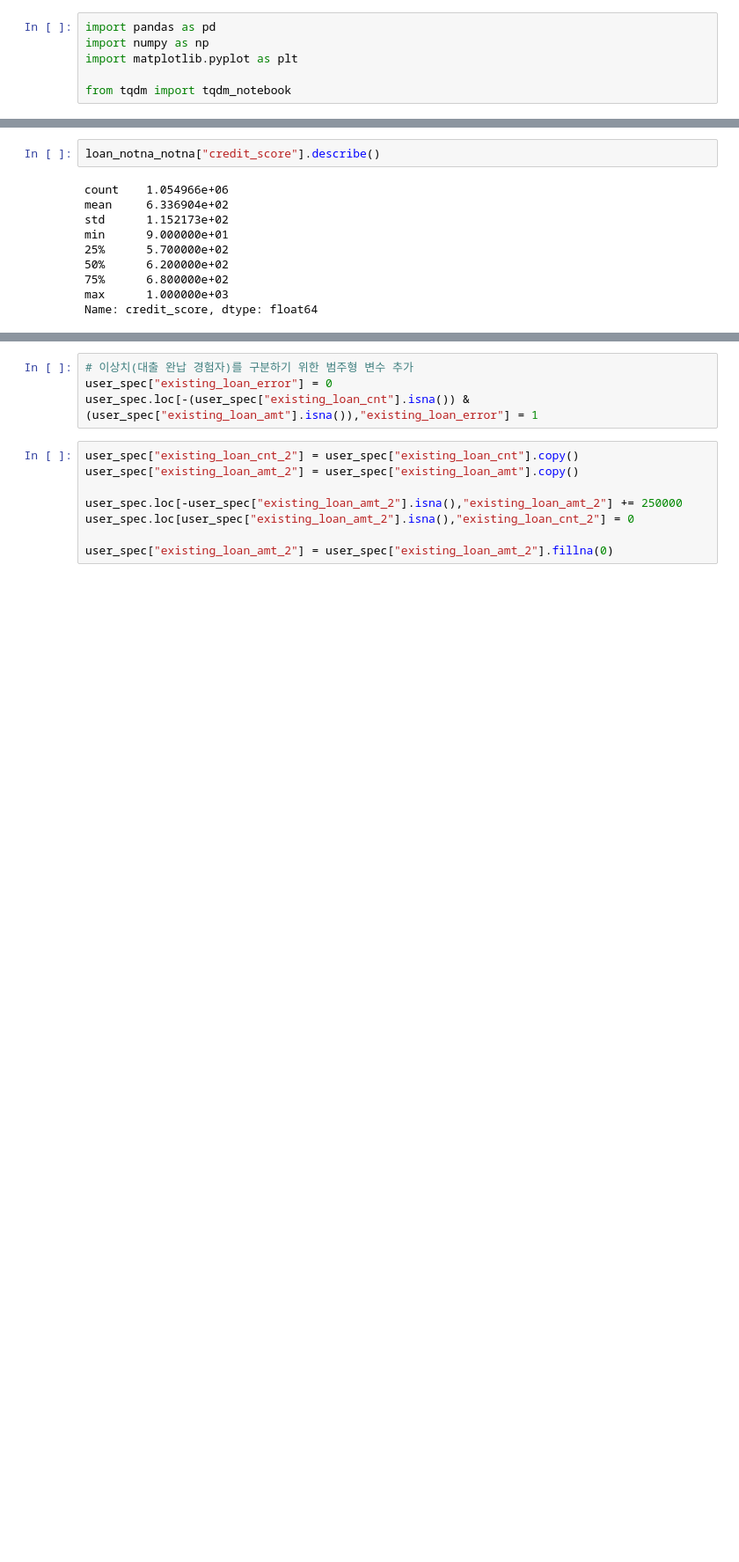
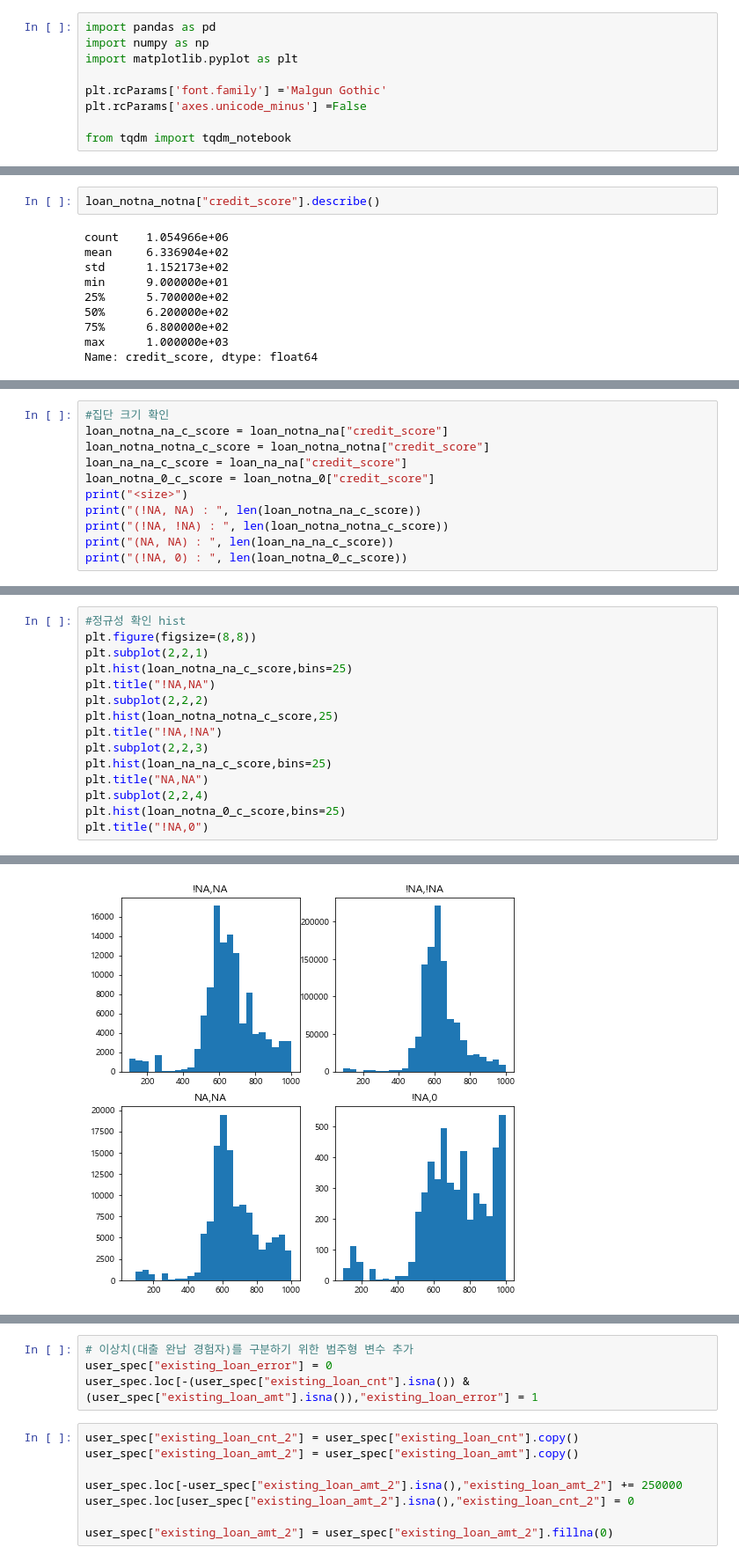
Before and after one commit to lsj7087/22.09_BigContest, a Jupyter notebook: BigContest_Futures_Finda_개짖는소리.ipynb, the cells around one changed output, grey strips where cells are left out. Shown at 88% size. Cells and saved outputs as stored; diff of their text form; blank space fills up the shorter version.

Commit message:
CreditScroe_Model

```diff
--- a/BigContest_Futures_Finda_개짖는소리.ipynb
+++ b/BigContest_Futures_Finda_개짖는소리.ipynb
@@ -3,6 +3,9 @@ import pandas as pd
 import numpy as np
 import matplotlib.pyplot as plt
 
+plt.rcParams['font.family'] ='Malgun Gothic'
+plt.rcParams['axes.unicode_minus'] =False
+
 from tqdm import tqdm_notebook
 # %%
 loan_result = pd.read_csv("loan_result.csv")
@@ -736,0 +703,11 @@ plt.show()
+# %%
+#집단 크기 확인
+loan_notna_na_c_score = loan_notna_na["credit_score"]
+loan_notna_notna_c_score = loan_notna_notna["credit_score"]
+loan_na_na_c_score = loan_na_na["credit_score"]
+loan_notna_0_c_score = loan_notna_0["credit_score"]
+print("<size>")
+print("(!NA, NA) : ", len(loan_notna_na_c_score))
+print("(!NA, !NA) : ", len(loan_notna_notna_c_score))
+print("(NA, NA) : ", len(loan_na_na_c_score))
+print("(!NA, 0) : ", len(loan_notna_0_c_score))
@@ -736,0 +720,16 @@ plt.show()
+# %%
+#정규성 확인 hist
+plt.figure(figsize=(8,8))
+plt.subplot(2,2,1)
+plt.hist(loan_notna_na_c_score,bins=25)
+plt.title("!NA,NA")
+plt.subplot(2,2,2)
+plt.hist(loan_notna_notna_c_score,25)
+plt.title("!NA,!NA")
+plt.subplot(2,2,3)
+plt.hist(loan_na_na_c_score,bins=25)
+plt.title("NA,NA")
+plt.subplot(2,2,4)
+plt.hist(loan_notna_0_c_score,bins=25)
+plt.title("!NA,0")
+# %% [output]
@@ -736,0 +737 @@ plt.show()
+[figure, added]
```
Also changed, not shown: parts of 78 cells of this notebook.
